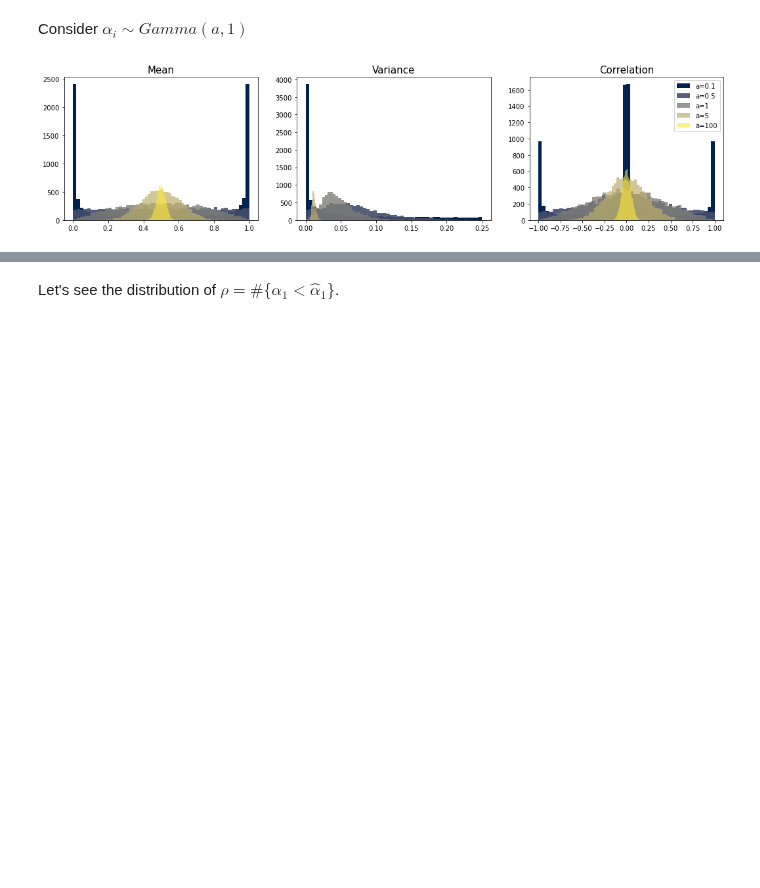
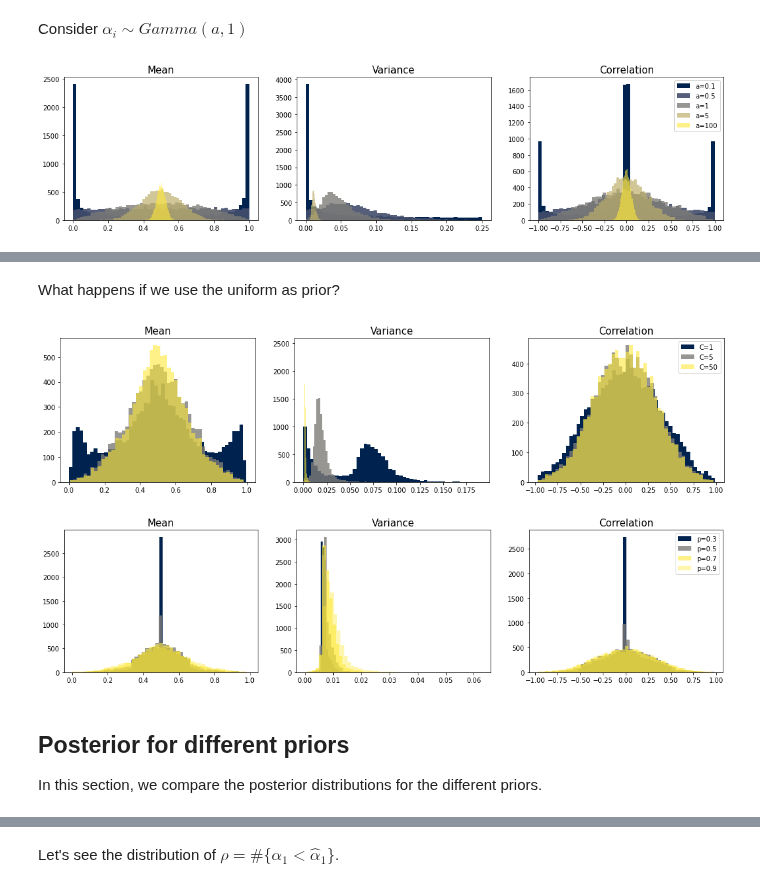
Before and after one commit to lucasmoschen/bivariate-beta, a Jupyter notebook: notebooks/bayesian_estimation_biv_beta.ipynb, the cells around one changed output, grey strips where cells are left out. Cells and saved outputs as stored; diff of their text form; code cells hidden in the pictures; blank space fills up the shorter version.

```diff
--- a/notebooks/bayesian_estimation_biv_beta.ipynb
+++ b/notebooks/bayesian_estimation_biv_beta.ipynb
@@ -150,0 +172,43 @@ Agora vamos mudar as distribuições dos parâmetros para ver o que acontece.
+# %% [markdown]
+What happens if we use the uniform as prior?
+# %%
+seed = 8393213
+C_values = [1, 5, 50]
+p = 0.9
+
+fig, ax = plt.subplots(1,3,figsize=(18,4))
+colors = matplotlib.cm.get_cmap('cividis', len(C_values))
+for j, C in enumerate(C_values):
+    for i in range(3):
+        # This value of lambd guarantees that the density is continuous.
+        lambd = p/C/(1-p)
+        a = [p, C, lambd]
+        samples = moments_sampler(a, seed, prior=5)
+        ax[i].hist(samples[:,2*i], bins=50, color=colors(j), label='C={}'.format(C), alpha=1-j*0.2)
+        ax[i].set_title(['Mean', 'Variance', 'Correlation'][i], fontsize=15)
+plt.legend()
+plt.show()
+
+seed = 8393213
+p_values = [0.3, 0.5, 0.7, 0.9]
+C = 10
+
+fig, ax = plt.subplots(1,3,figsize=(18,4))
+colors = matplotlib.cm.get_cmap('cividis', len(C_values))
+for j, p in enumerate(p_values):
+    for i in range(3):
+        # This value of lambd guarantees that the density is continuous.
+        lambd = p/C/(1-p)
+        a = [p, C, lambd]
+        samples = moments_sampler(a, seed, prior=5)
+        ax[i].hist(samples[:,2*i], bins=50, color=colors(j), label='p={}'.format(p), alpha=1-j*0.2)
+        ax[i].set_title(['Mean', 'Variance', 'Correlation'][i], fontsize=15)
+plt.legend()
+plt.show()
+# %% [output]
+[figure, added]
+[figure, added]
+# %% [markdown]
+## Posterior for different priors
+
+In this section, we compare the posterior distributions for the different priors.
```
Also changed, not shown: parts of 41 cells of this notebook, 6 other files.
